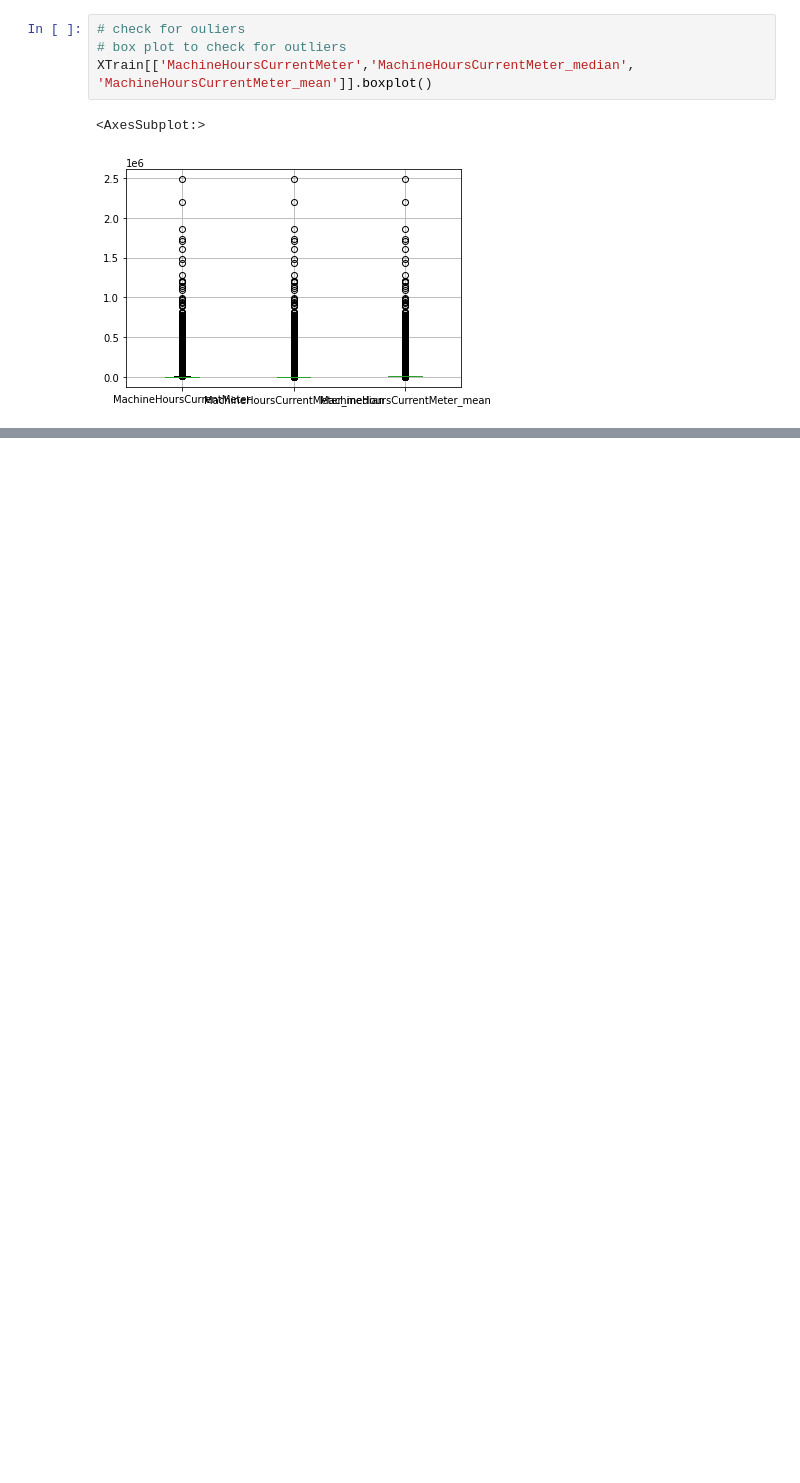
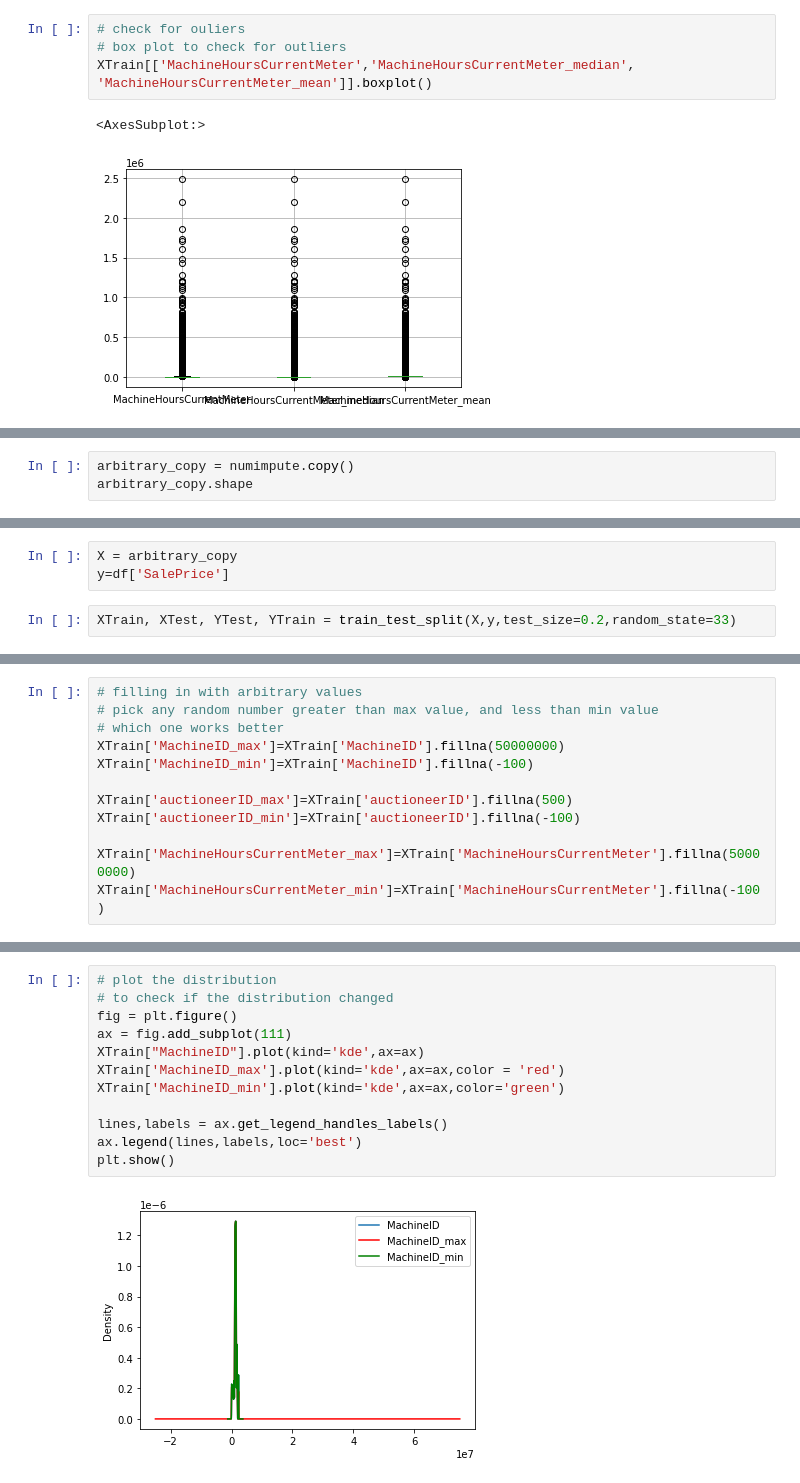
Before and after one commit to TROISTROIS/BLUE-BOOK-FOR-BULLDOZERS, a Jupyter notebook: blue-book-for-bulldozers.ipynb, the cells around one changed output, grey strips where cells are left out. Cells and saved outputs as stored; diff of their text form; blank space fills up the shorter version.

Commit message:
Kaggle Notebook | Blue Book for Bulldozers | Impute with a random value

```diff
--- a/blue-book-for-bulldozers.ipynb
+++ b/blue-book-for-bulldozers.ipynb
@@ -662,0 +660,3 @@ XTrain[['MachineHoursCurrentMeter','MachineHoursCurrentMeter_median', 'MachineHo
+# %%
+arbitrary_copy = numimpute.copy()
+arbitrary_copy.shape
@@ -662,0 +665,5 @@ XTrain[['MachineHoursCurrentMeter','MachineHoursCurrentMeter_median', 'MachineHo
+# %%
+X = arbitrary_copy
+y=df['SalePrice']
+# %%
+XTrain, XTest, YTest, YTrain = train_test_split(X,y,test_size=0.2,random_state=33)
@@ -662,0 +688,12 @@ XTrain[['MachineHoursCurrentMeter','MachineHoursCurrentMeter_median', 'MachineHo
+# %%
+# filling in with arbitrary values
+# pick any random number greater than max value, and less than min value
+# which one works better
+XTrain['MachineID_max']=XTrain['MachineID'].fillna(50000000)
+XTrain['MachineID_min']=XTrain['MachineID'].fillna(-100)
+
+XTrain['auctioneerID_max']=XTrain['auctioneerID'].fillna(500)
+XTrain['auctioneerID_min']=XTrain['auctioneerID'].fillna(-100)
+
+XTrain['MachineHoursCurrentMeter_max']=XTrain['MachineHoursCurrentMeter'].fillna(50000000)
+XTrain['MachineHoursCurrentMeter_min']=XTrain['MachineHoursCurrentMeter'].fillna(-100)
@@ -662,0 +709,14 @@ XTrain[['MachineHoursCurrentMeter','MachineHoursCurrentMeter_median', 'MachineHo
+# %%
+# plot the distribution
+# to check if the distribution changed
+fig = plt.figure()
+ax = fig.add_subplot(111)
+XTrain["MachineID"].plot(kind='kde',ax=ax)
+XTrain['MachineID_max'].plot(kind='kde',ax=ax,color = 'red')
+XTrain['MachineID_min'].plot(kind='kde',ax=ax,color='green')
+
+lines,labels = ax.get_legend_handles_labels()
+ax.legend(lines,labels,loc='best')
+plt.show()
+# %% [output]
+[figure, added]
```
Also changed, not shown: parts of 42 cells of this notebook.
